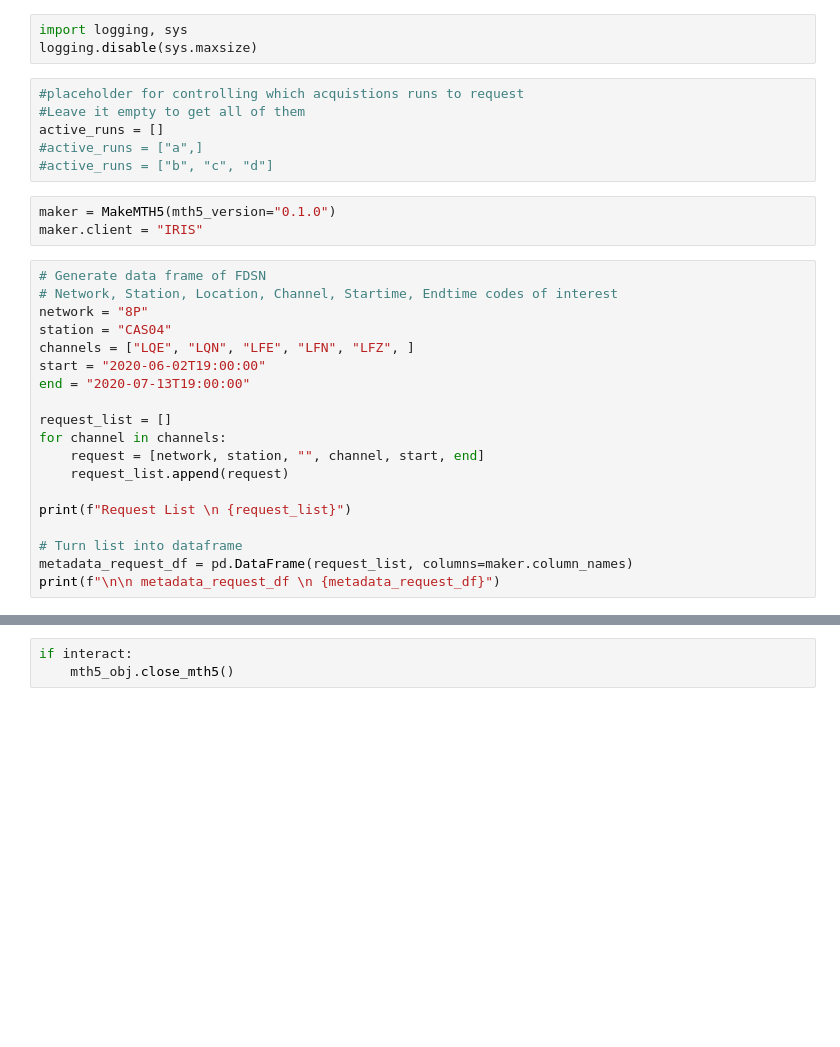
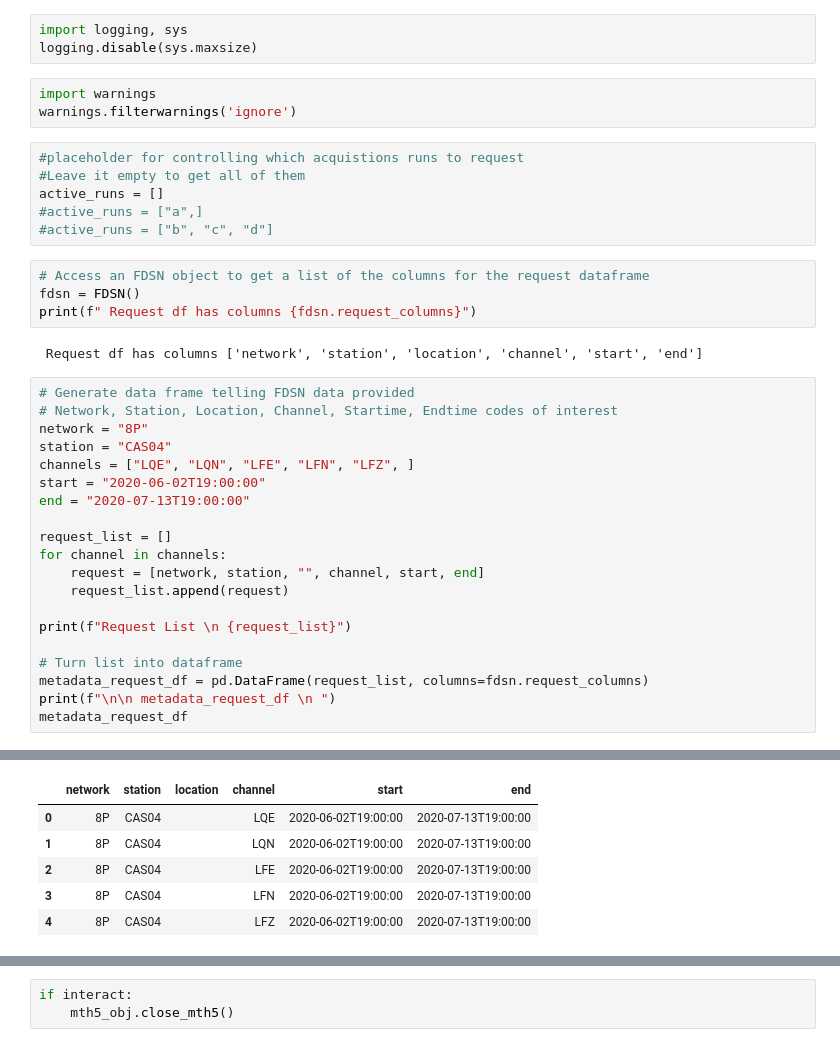
Before and after one commit to simpeg/aurora, a Jupyter notebook: docs/examples/make_cas04_single_station_h5.ipynb, the cells around one changed output, grey strips where cells are left out. Cells and saved outputs as stored; diff of their text form; blank space fills up the shorter version.

```diff
--- a/docs/examples/make_cas04_single_station_h5.ipynb
+++ b/docs/examples/make_cas04_single_station_h5.ipynb
@@ -16,17 +22,23 @@ from mt_metadata.timeseries.stationxml import XMLInventoryMTExperiment
 # %%
 import logging, sys
 logging.disable(sys.maxsize)
+# %%
+import warnings
+warnings.filterwarnings('ignore')
 # %%
 #placeholder for controlling which acquistions runs to request
 #Leave it empty to get all of them
 active_runs = []
 #active_runs = ["a",]
 #active_runs = ["b", "c", "d"]
-# %%
-maker = MakeMTH5(mth5_version="0.1.0")
-maker.client = "IRIS"
+# %%
+# Access an FDSN object to get a list of the columns for the request dataframe
+fdsn = FDSN()
+print(f" Request df has columns {fdsn.request_columns}")
+# %% [output]
+ Request df has columns ['network', 'station', 'location', 'channel', 'start', 'end']
 # %%
-# Generate data frame of FDSN
+# Generate data frame telling FDSN data provided
 # Network, Station, Location, Channel, Startime, Endtime codes of interest
 network = "8P"
 station = "CAS04"
@@ -42,8 +54,9 @@ for channel in channels:
 print(f"Request List \n {request_list}")
 
 # Turn list into dataframe
-metadata_request_df = pd.DataFrame(request_list, columns=maker.column_names)
-print(f"\n\n metadata_request_df \n {metadata_request_df}")
+metadata_request_df = pd.DataFrame(request_list, columns=fdsn.request_columns)
+print(f"\n\n metadata_request_df \n ")
+metadata_request_df
 # %% [output]
 Request List
  [['8P', 'CAS04', '', 'LQE', '2020-06-02T19:00:00', '2020-07-13T19:00:00'], ['8P', 'CAS04', '', 'LQN', '2020-06-02T19:00:00', '2020-07-13T19:00:00'], ['8P', 'CAS04', '', 'LFE', '2020-06-02T19:00:00',  ...
@@ -59,2 +66,8 @@ Request List
+|  | network | station | location | channel | start | end |
+| 0 | 8P | CAS04 |  | LQE | 2020-06-02T19:00:00 | 2020-07-13T19:00:00 |
+| 1 | 8P | CAS04 |  | LQN | 2020-06-02T19:00:00 | 2020-07-13T19:00:00 |
+| 2 | 8P | CAS04 |  | LFE | 2020-06-02T19:00:00 | 2020-07-13T19:00:00 |
+| 3 | 8P | CAS04 |  | LFN | 2020-06-02T19:00:00 | 2020-07-13T19:00:00 |
+| 4 | 8P | CAS04 |  | LFZ | 2020-06-02T19:00:00 | 2020-07-13T19:00:00 |
 # %%
 # Request the inventory information from IRIS
```
Also changed, not shown: parts of 14 cells of this notebook.
